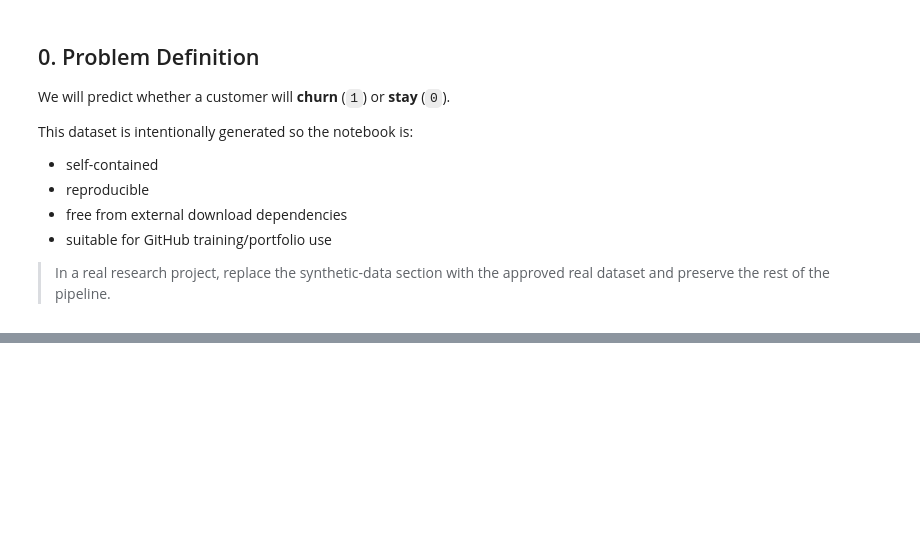
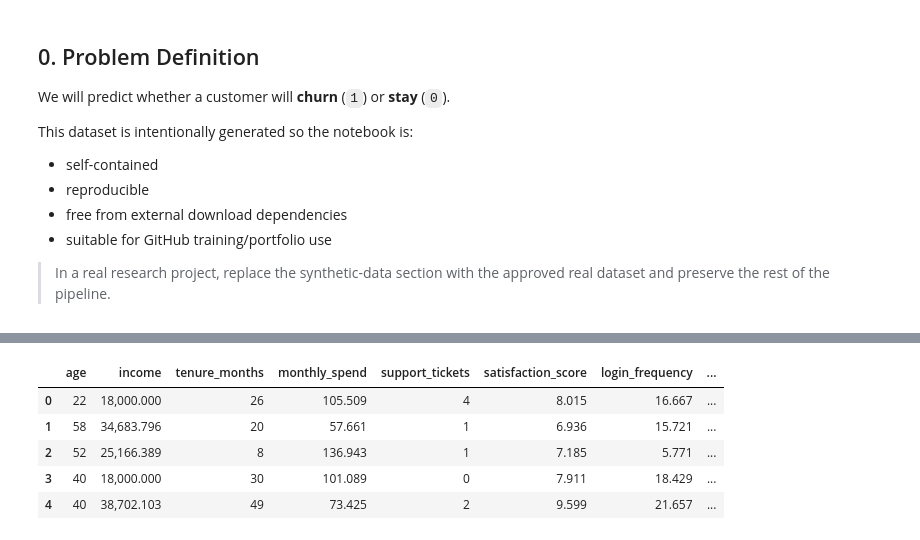
Before and after one commit to Princeg1204/AI_ML_Training, a Jupyter notebook: Jupyter_5/End_to_End_ML_Pipeline.ipynb, the cells around one changed output, grey strips where cells are left out. Saved outputs shown, nothing was run; the diff lists cells and outputs as text; code cells hidden in the pictures; blank space fills up the shorter version.

Commit message:
Update End-to-End ML Pipeline notebook

```diff
--- a/Jupyter_5/End_to_End_ML_Pipeline.ipynb
+++ b/Jupyter_5/End_to_End_ML_Pipeline.ipynb
@@ -38,0 +100,83 @@ This dataset is intentionally generated so the notebook is:
+# %%
+# Create a realistic mixed-type customer churn dataset
+rng = np.random.default_rng(RANDOM_STATE)
+n = 2500
+
+age = rng.integers(18, 70, n)
+income = np.clip(rng.normal(65000, 22000, n), 18000, 180000)
+tenure_months = rng.integers(1, 96, n)
+monthly_spend = np.clip(rng.normal(85, 30, n), 20, 250)
+support_tickets = rng.poisson(2.2, n)
+satisfaction_score = np.clip(rng.normal(7.2, 1.7, n), 1, 10)
+login_frequency = np.clip(rng.normal(18, 7, n), 1, 40)
+avg_session_minutes = np.clip(rng.normal(22, 9, n), 3, 60)
+
+region = rng.choice(
+    ["North", "South", "East", "West"],
+    size=n,
+    p=[0.25, 0.28, 0.22, 0.25]
+)
+contract = rng.choice(
+    ["Monthly", "Annual", "Two Year"],
+    size=n,
+    p=[0.50, 0.32, 0.18]
+)
+payment_method = rng.choice(
+    ["Card", "UPI", "Bank Transfer", "Wallet"],
+    size=n,
+    p=[0.40, 0.30, 0.20, 0.10]
+)
+device = rng.choice(
+    ["Android", "iOS", "Web"],
+    size=n,
+    p=[0.45, 0.35, 0.20]
+)
+
+# Latent churn signal: higher support, lower satisfaction/activity,
+# shorter tenure and month-to-month contracts increase churn likelihood.
+logit = (
+    -0.55
+    + 0.018 * support_tickets
+    - 0.42 * (satisfaction_score - 7)
+    - 0.012 * (tenure_months - 36)
+    - 0.035 * (login_frequency - 18)
+    + 0.010 * (monthly_spend - 85)
+    + 0.90 * (contract == "Monthly")
+    + 0.30 * (payment_method == "Wallet")
+)
+
+prob_churn = 1 / (1 + np.exp(-logit))
+churn = rng.binomial(1, prob_churn)
+
+df = pd.DataFrame({
+    "age": age,
+    "income": income,
+    "tenure_months": tenure_months,
+    "monthly_spend": monthly_spend,
+    "support_tickets": support_tickets,
+    "satisfaction_score": satisfaction_score,
+    "login_frequency": login_frequency,
+    "avg_session_minutes": avg_session_minutes,
+    "region": region,
+    "contract": contract,
+    "payment_method": payment_method,
+    "device": device,
+    "churn": churn
+})
+
+# Intentionally introduce a small amount of missing data for cleaning/preprocessing practice.
+for col in ["income", "satisfaction_score", "region", "payment_method"]:
+    idx = rng.choice(df.index, size=int(0.02 * len(df)), replace=False)
+    df.loc[idx, col] = np.nan
+
+# Intentionally add a few exact duplicates so the notebook demonstrates duplicate handling.
+df = pd.concat([df, df.iloc[:8]], ignore_index=True)
+
+os.makedirs("data", exist_ok=True)
+raw_path = "data/customer_churn_raw.csv"
+df.to_csv(raw_path, index=False)
+
+print(f"Dataset saved to: {raw_path}")
+print("Raw shape:", df.shape)
+df.head()
+# %% [output]
@@ -38,0 +185,6 @@ This dataset is intentionally generated so the notebook is:
+|  | age | income | tenure_months | monthly_spend | support_tickets | satisfaction_score | login_frequency | ... |
+| 0 | 22 | 18,000.000 | 26 | 105.509 | 4 | 8.015 | 16.667 | ... |
+| 1 | 58 | 34,683.796 | 20 | 57.661 | 1 | 6.936 | 15.721 | ... |
+| 2 | 52 | 25,166.389 | 8 | 136.943 | 1 | 7.185 | 5.771 | ... |
+| 3 | 40 | 18,000.000 | 30 | 101.089 | 0 | 7.911 | 18.429 | ... |
+| 4 | 40 | 38,702.103 | 49 | 73.425 | 2 | 9.599 | 21.657 | ... |
```
Also changed, not shown: parts of 5 cells of this notebook.
